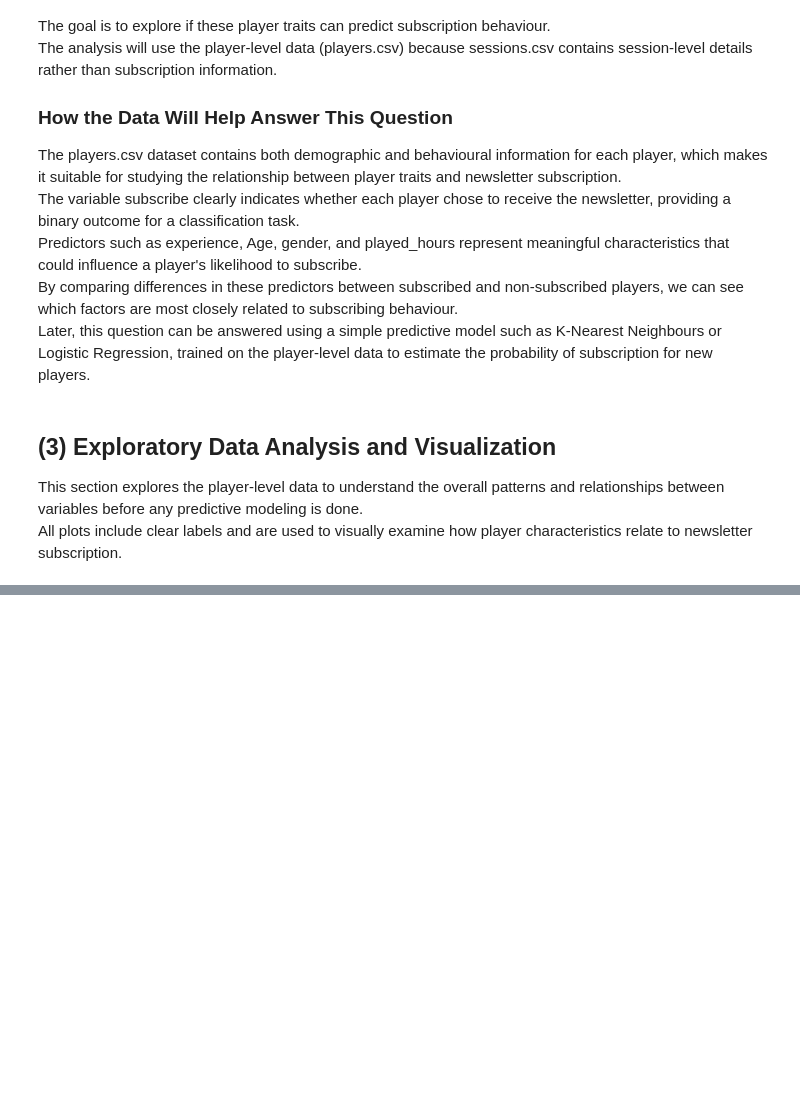
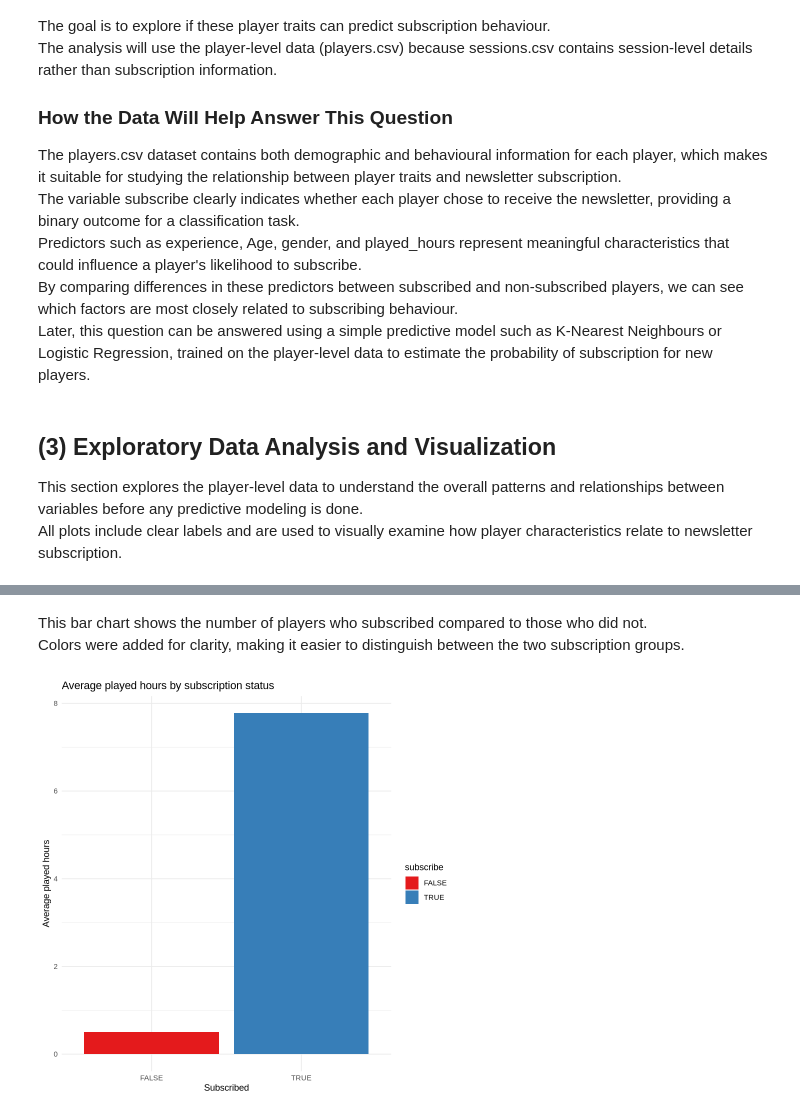
Before and after one commit to Dongwoothehutt/dsci1002025w1group25, a Jupyter notebook: projectmainnotebook.ipynb, the cells around one changed output, grey strips where cells are left out. Saved outputs shown, nothing was run; the diff lists cells and outputs as text; code cells hidden in the pictures; blank space fills up the shorter version.

```diff
--- a/projectmainnotebook.ipynb
+++ b/projectmainnotebook.ipynb
@@ -204,0 +190,18 @@ players |>
+# %% [markdown]
+This bar chart shows the number of players who subscribed compared to those who did not.
+Colors were added for clarity, making it easier to distinguish between the two subscription groups.
+# %%
+players |>
+  group_by(subscribe) |>
+  summarise(mean_played_hours = mean(played_hours, na.rm = TRUE)) |>
+  ggplot(aes(x = subscribe, y = mean_played_hours, fill = subscribe)) +
+  geom_col() +
+  labs(
+    title = "Average played hours by subscription status",
+    x = "Subscribed",
+    y = "Average played hours"
+  ) +
+  theme_minimal() +
+  scale_fill_brewer(palette = "Set1")
+# %% [output]
+[figure, added]
```
Also changed, not shown: parts of 12 cells of this notebook.
